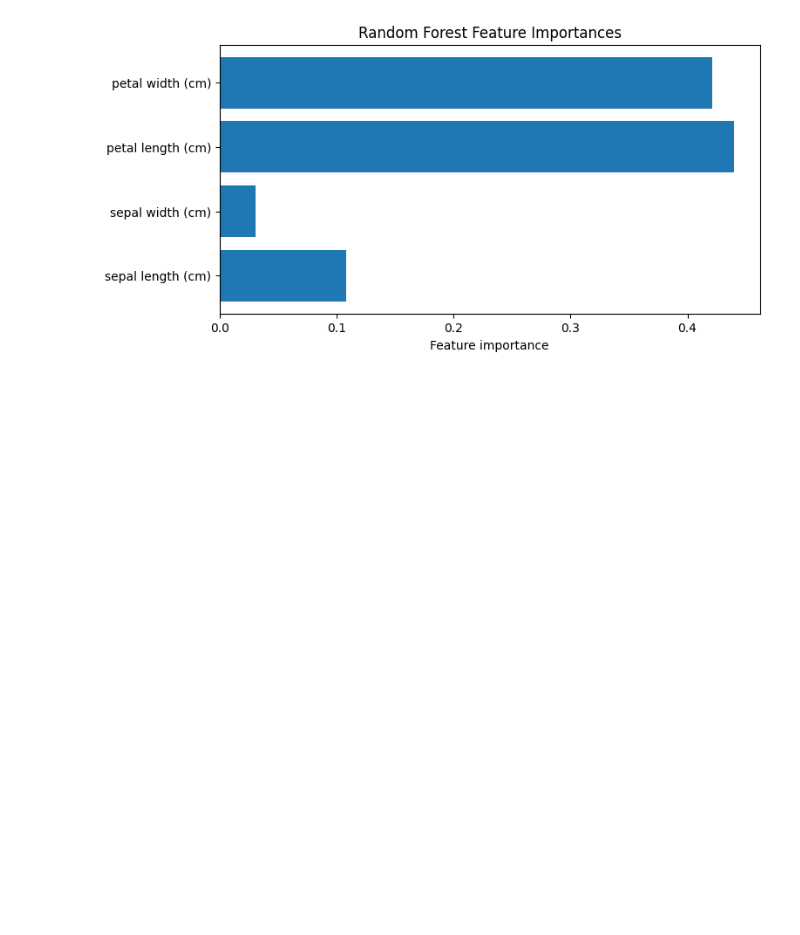
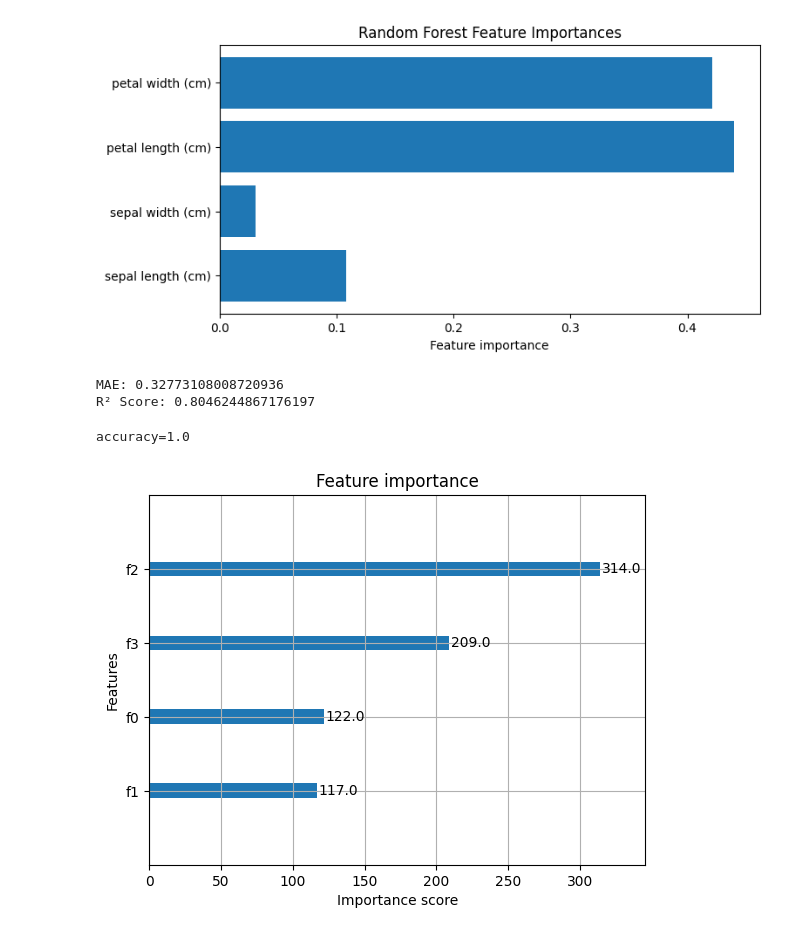
Before and after one commit to geethareddysamreddy/ai-path, a Jupyter notebook: ML/DecisionTree/iris.ipynb, the cells around one changed output. Saved outputs shown, nothing was run; the diff lists cells and outputs as text; code cells hidden in the pictures; blank space fills up the shorter version.

Commit message:
Add ML folder:Decisiontree and randomforest

```diff
--- a/ML/DecisionTree/iris.ipynb
+++ b/ML/DecisionTree/iris.ipynb
@@ -66,3 +66,58 @@ plt.show()
 # %% [output]
 [figure]
 [figure]
+# %%
+##California hosuing dataset
+from sklearn.datasets import fetch_california_housing
+from sklearn.model_selection import train_test_split
+from sklearn.ensemble import RandomForestRegressor
+from sklearn.metrics import mean_absolute_error, r2_score
+
+# Load data
+housing = fetch_california_housing()
+
+X = housing.data
+y = housing.target
+
+# Split data
+X_train, X_test, y_train, y_test = train_test_split(
+    X, y, test_size=0.2, random_state=42
+)
+
+# Create model
+rf = RandomForestRegressor(
+    n_estimators=100,
+    random_state=42
+)
+
+# Train
+rf.fit(X_train, y_train)
+
+# Predict
+y_pred = rf.predict(X_test)
+
+# Evaluate
+mae = mean_absolute_error(y_test, y_pred)
+r2 = r2_score(y_test, y_pred)
+
+print("MAE:", mae)
+print("R² Score:", r2)
+# %% [output]
+MAE: 0.32773108008720936
+R² Score: 0.8046244867176197
+# %%
+##Xgboost
+from xgboost import XGBClassifier
+from xgboost import plot_importance
+model=XGBClassifier(n_estimators=100,learning_rate=0.1,max_depth=3,random_state=42)
+model.fit(X_train,y_train)
+y_pred=model.predict(X_test)
+acc=accuracy_score(y_test,y_pred)
+print(f"accuracy={acc}")
+# %% [output]
+accuracy=1.0
+# %%
+plot_importance(model)
+plt.show()
+# %% [output]
+[figure, added]
```
